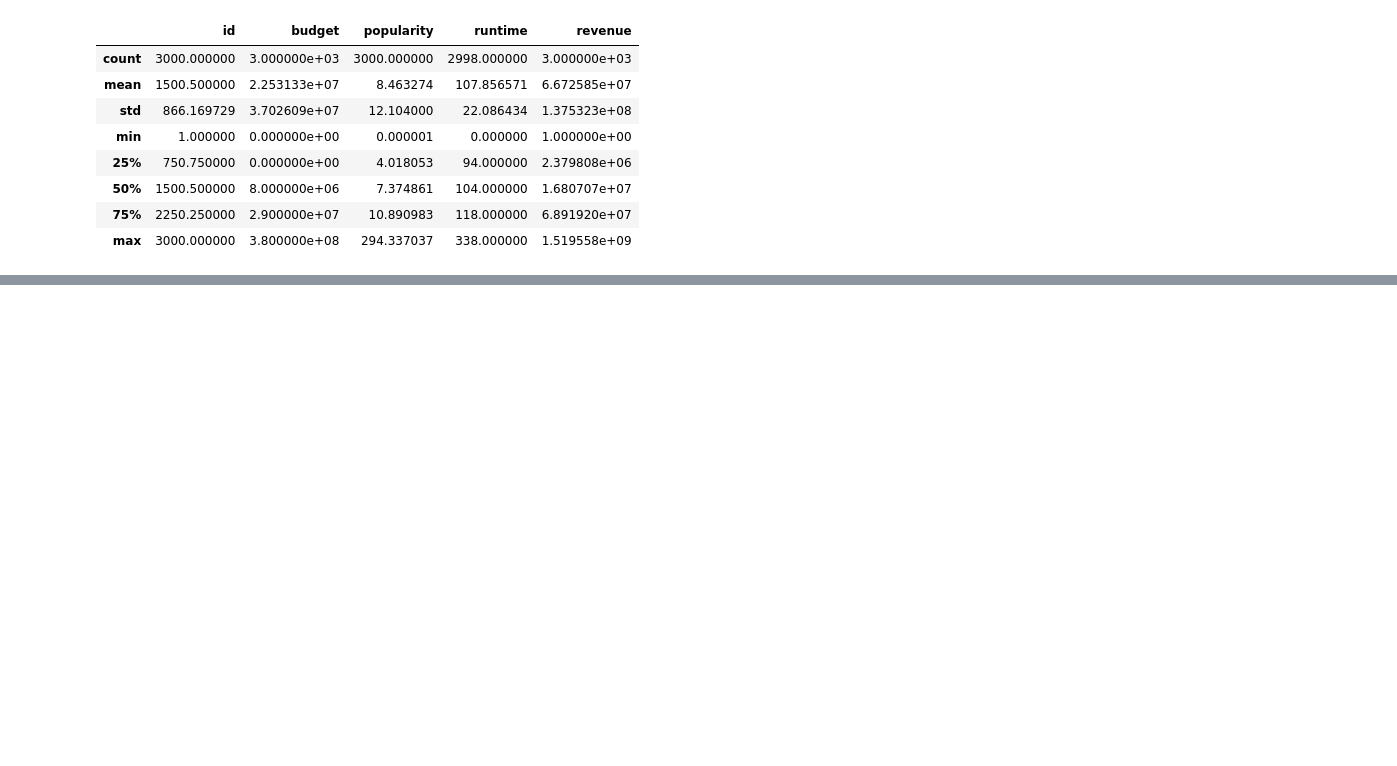
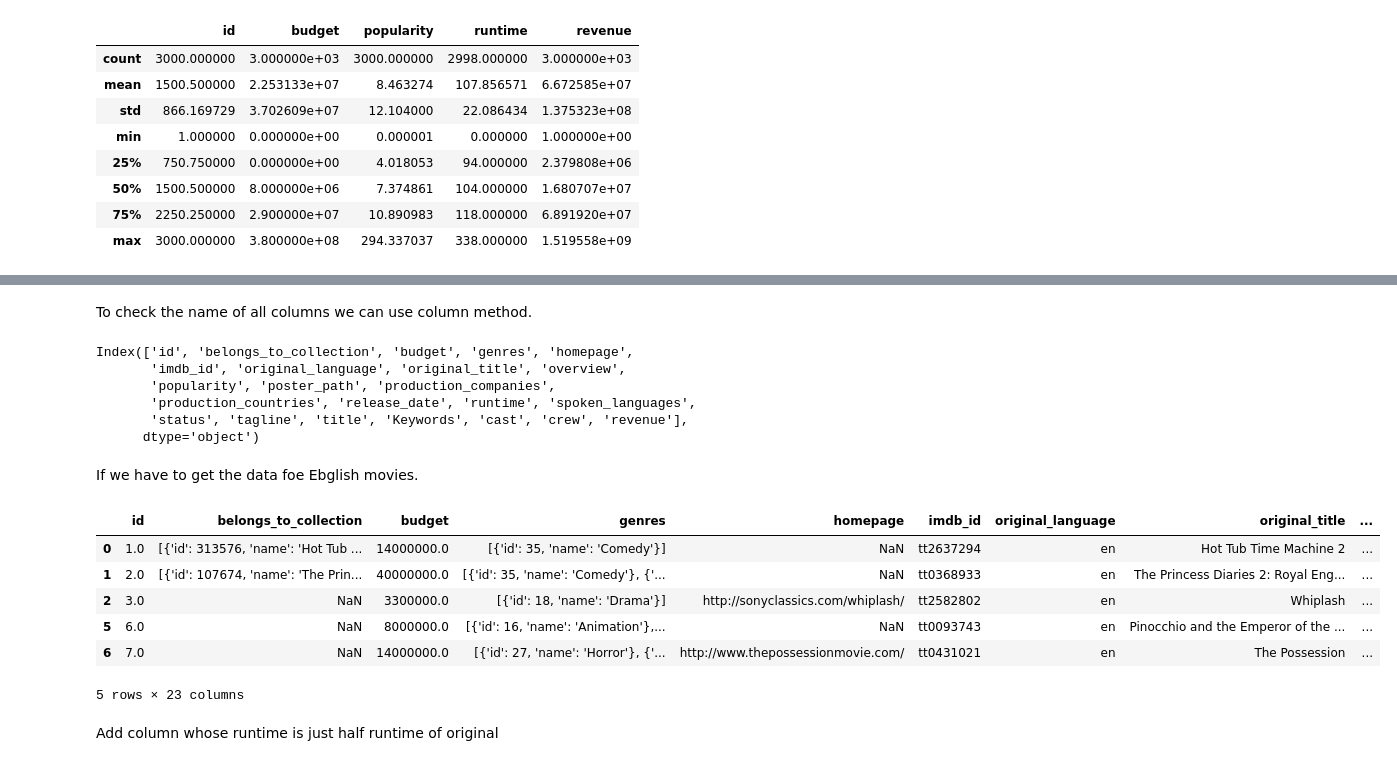
Before and after one commit to tjain858/IMDB-EDA, a Jupyter notebook: IMDB.ipynb, the cells around one changed output, grey strips where cells are left out. Cells and saved outputs as stored; diff of their text form; code cells hidden in the pictures; blank space fills up the shorter version.

```diff
--- a/IMDB.ipynb
+++ b/IMDB.ipynb
@@ -83,0 +135,26 @@ df.describe()
+# %% [markdown]
+To check the name of all columns we can use column method.
+# %%
+df.columns
+# %% [output]
+Index(['id', 'belongs_to_collection', 'budget', 'genres', 'homepage',
+       'imdb_id', 'original_language', 'original_title', 'overview',
+       'popularity', 'poster_path', 'production_companies',
+       'production_countries', 'release_date', 'runtime', 'spoken_languages',
+       'status', 'tagline', 'title', 'Keywords', 'cast', 'crew', 'revenue'],
+      dtype='object')
+# %% [markdown]
+If we have to get the data foe Ebglish movies.
+# %%
+english_movies=df[df['original_language'] == 'en']
+english_movies.head()
+# %% [output]
+|  | id | belongs_to_collection | budget | genres | homepage | imdb_id | original_language | original_title | ... |
+| 0 | 1.0 | [{'id': 313576, 'name': 'Hot Tub ... | 14000000.0 | [{'id': 35, 'name': 'Comedy'}] | NaN | tt2637294 | en | Hot Tub Time Machine 2 | ... |
+| 1 | 2.0 | [{'id': 107674, 'name': 'The Prin... | 40000000.0 | [{'id': 35, 'name': 'Comedy'}, {'... | NaN | tt0368933 | en | The Princess Diaries 2: Royal Eng... | ... |
+| 2 | 3.0 | NaN | 3300000.0 | [{'id': 18, 'name': 'Drama'}] | http://sonyclassics.com/whiplash/ | tt2582802 | en | Whiplash | ... |
+| 5 | 6.0 | NaN | 8000000.0 | [{'id': 16, 'name': 'Animation'},... | NaN | tt0093743 | en | Pinocchio and the Emperor of the ... | ... |
+| 6 | 7.0 | NaN | 14000000.0 | [{'id': 27, 'name': 'Horror'}, {'... | http://www.thepossessionmovie.com/ | tt0431021 | en | The Possession | ... |
+5 rows × 23 columns
+# %% [markdown]
+Add column whose runtime is just half runtime of original
```
Also changed, not shown: parts of 8 cells of this notebook.
